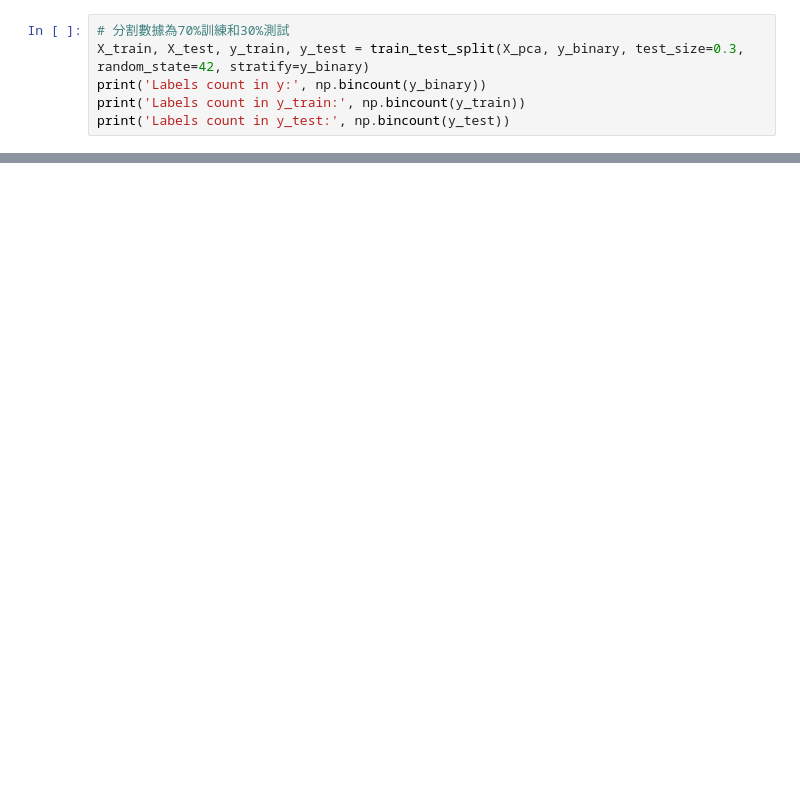
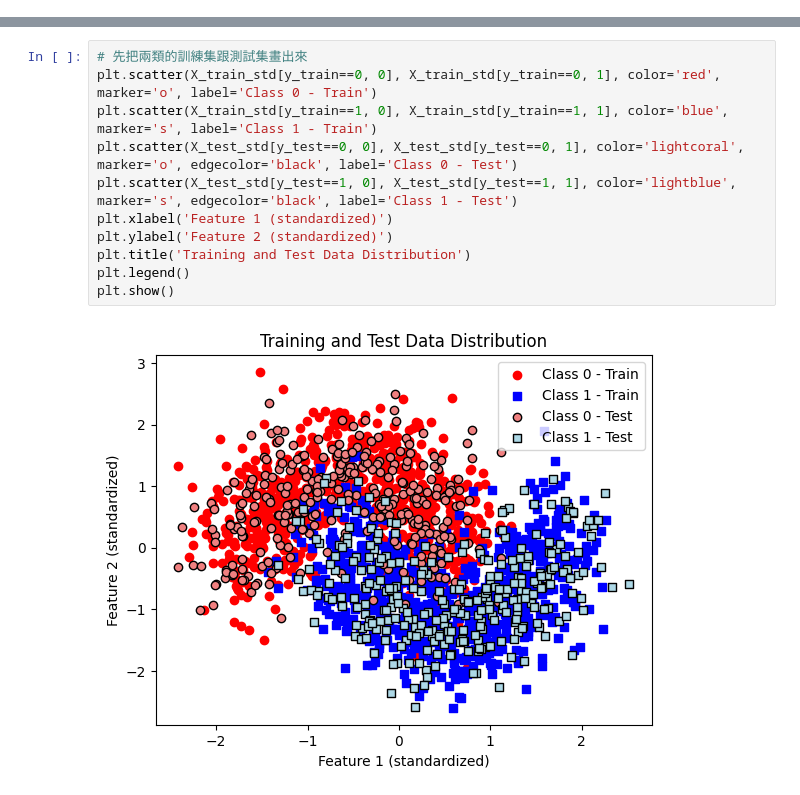
Before and after one commit to leonjyentub/MachineLearning2025, a Jupyter notebook: 01_Logistic_Regression_scratch_gd.ipynb, the cells around one changed output, grey strips where cells are left out. Drawn from its saved outputs; the diff is of its cells as text; blank space fills up the shorter version.

```diff
--- a/01_Logistic_Regression_scratch_gd.ipynb
+++ b/01_Logistic_Regression_scratch_gd.ipynb
@@ -67,9 +35,3 @@ plt.show()
-# %%
-# 分割數據為70%訓練和30%測試
-X_train, X_test, y_train, y_test = train_test_split(X_pca, y_binary, test_size=0.3, random_state=42, stratify=y_binary)
-print('Labels count in y:', np.bincount(y_binary))
-print('Labels count in y_train:', np.bincount(y_train))
-print('Labels count in y_test:', np.bincount(y_test))
 # %%
 # 標準化特徵
 sc = StandardScaler()
@@ -83,3 +49,16 @@ print(f"標準差: {np.std(X_train_std, axis=0)}")
+# %%
+# 先把兩類的訓練集跟測試集畫出來
+plt.scatter(X_train_std[y_train==0, 0], X_train_std[y_train==0, 1], color='red', marker='o', label='Class 0 - Train')
+plt.scatter(X_train_std[y_train==1, 0], X_train_std[y_train==1, 1], color='blue', marker='s', label='Class 1 - Train')
+plt.scatter(X_test_std[y_test==0, 0], X_test_std[y_test==0, 1], color='lightcoral', marker='o', edgecolor='black', label='Class 0 - Test')
+plt.scatter(X_test_std[y_test==1, 0], X_test_std[y_test==1, 1], color='lightblue', marker='s', edgecolor='black', label='Class 1 - Test')
+plt.xlabel('Feature 1 (standardized)')
+plt.ylabel('Feature 2 (standardized)')
+plt.title('Training and Test Data Distribution')
+plt.legend()
+plt.show()
+# %% [output]
+[figure, added]
 # %%
 class LogisticRegressionMSE:
     """使用MSE作為損失函數的邏輯回歸"""
```
Also changed, not shown: parts of 13 cells of this notebook.
